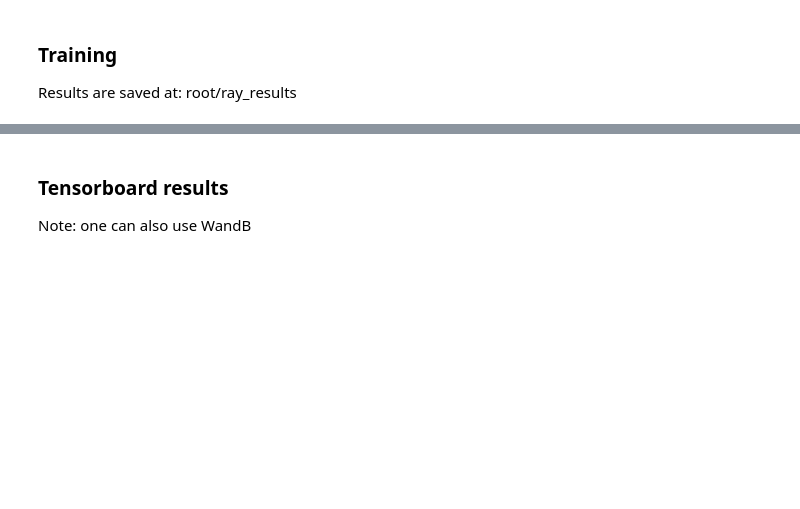
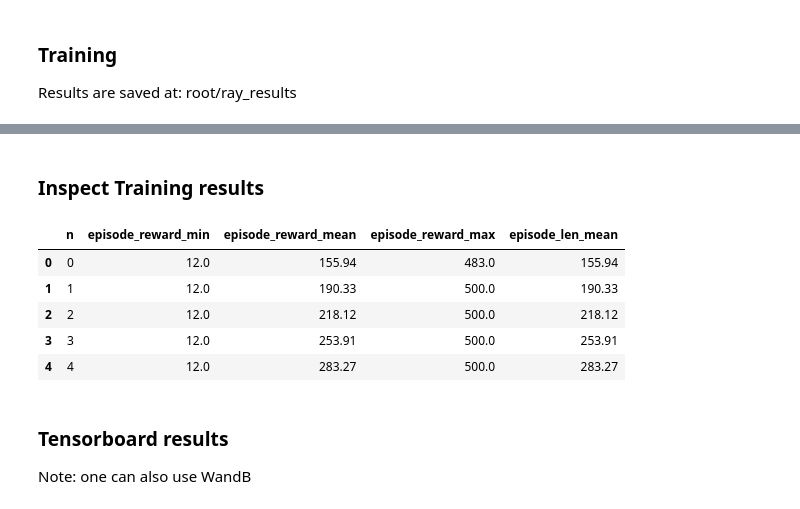
Before and after one commit to lcipolina/Ray_tutorials, a Jupyter notebook: 3_Ray_RLLIb.ipynb, the cells around one changed output, grey strips where cells are left out. Saved outputs shown, nothing was run; the diff lists cells and outputs as text; code cells hidden in the pictures; blank space fills up the shorter version.

```diff
--- a/3_Ray_RLLIb.ipynb
+++ b/3_Ray_RLLIb.ipynb
@@ -214,13 +222,14 @@ ppo.DEFAULT_CONFIG
 Results are saved at: root/ray_results
 # %%
 # Training
-N_ITER = 5  #only 5 iterations to show the idea
+N_ITER = 3 #only 3 iterations to show the idea
 s = "{:3d} reward {:6.2f}/{:6.2f}/{:6.2f} len {:6.2f} saved {}"
 
 for n in range(N_ITER):
-  result = agent.train()
+  result = agent.train() # each call to agent.train() returns a object containing information that we will inspect below
   file_name = agent.save(CHECKPOINT_ROOT)
 
+  #Print training stats
   print(s.format(
     n + 1,
     result["episode_reward_min"],
@@ -237,0 +247,23 @@ for n in range(N_ITER):
+# %%
+#https://github.com/anyscale/academy/blob/main/ray-rllib/explore-rllib/01-Application-Cart-Pole.ipynb
+
+# Similarly, we can save the training stats on list to inspect
+results = []
+episode_data = []
+episode_json = []
+
+for n in range(N_ITER):
+    result = agent.train()
+    results.append(result)
+
+    episode = {'n': n,
+               'episode_reward_min': result['episode_reward_min'],
+               'episode_reward_mean': result['episode_reward_mean'],
+               'episode_reward_max': result['episode_reward_max'],
+               'episode_len_mean': result['episode_len_mean']}
+
+    episode_data.append(episode)
+    episode_json.append(json.dumps(episode))
+    file_name = agent.save(CHECKPOINT_ROOT)
+
+    print(f'{n:3d}: Min/Mean/Max reward: {result["episode_reward_min"]:8.4f}/{result["episode_reward_mean"]:8.4f}/{result["episode_reward_max"]:8.4f}. Checkpoint saved to {file_name}')
@@ -237,0 +276,2 @@ for n in range(N_ITER):
+# %% [markdown]
+### Inspect Training results
@@ -238,3 +281,14 @@ for n in range(N_ITER):
+# %%
+# Convert to df and inspect
+df = pd.DataFrame(data=episode_data)
+df
+# %% [output]
+|  | n | episode_reward_min | episode_reward_mean | episode_reward_max | episode_len_mean |
+| 0 | 0 | 12.0 | 155.94 | 483.0 | 155.94 |
+| 1 | 1 | 12.0 | 190.33 | 500.0 | 190.33 |
+| 2 | 2 | 12.0 | 218.12 | 500.0 | 218.12 |
+| 3 | 3 | 12.0 | 253.91 | 500.0 | 253.91 |
+| 4 | 4 | 12.0 | 283.27 | 500.0 | 283.27 |
 # %% [markdown]
 ### Tensorboard results
 Note: one can also use WandB
```
Also changed, not shown: parts of 15 cells of this notebook.
